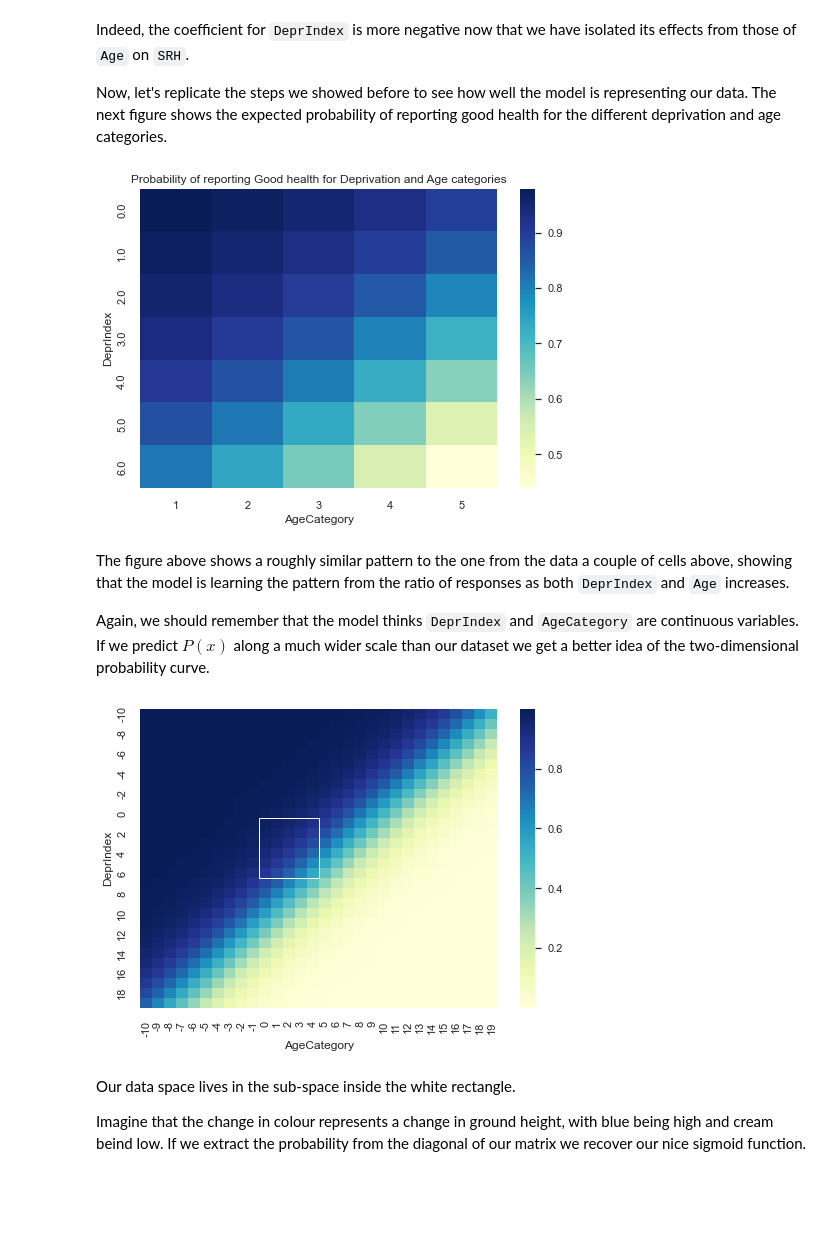
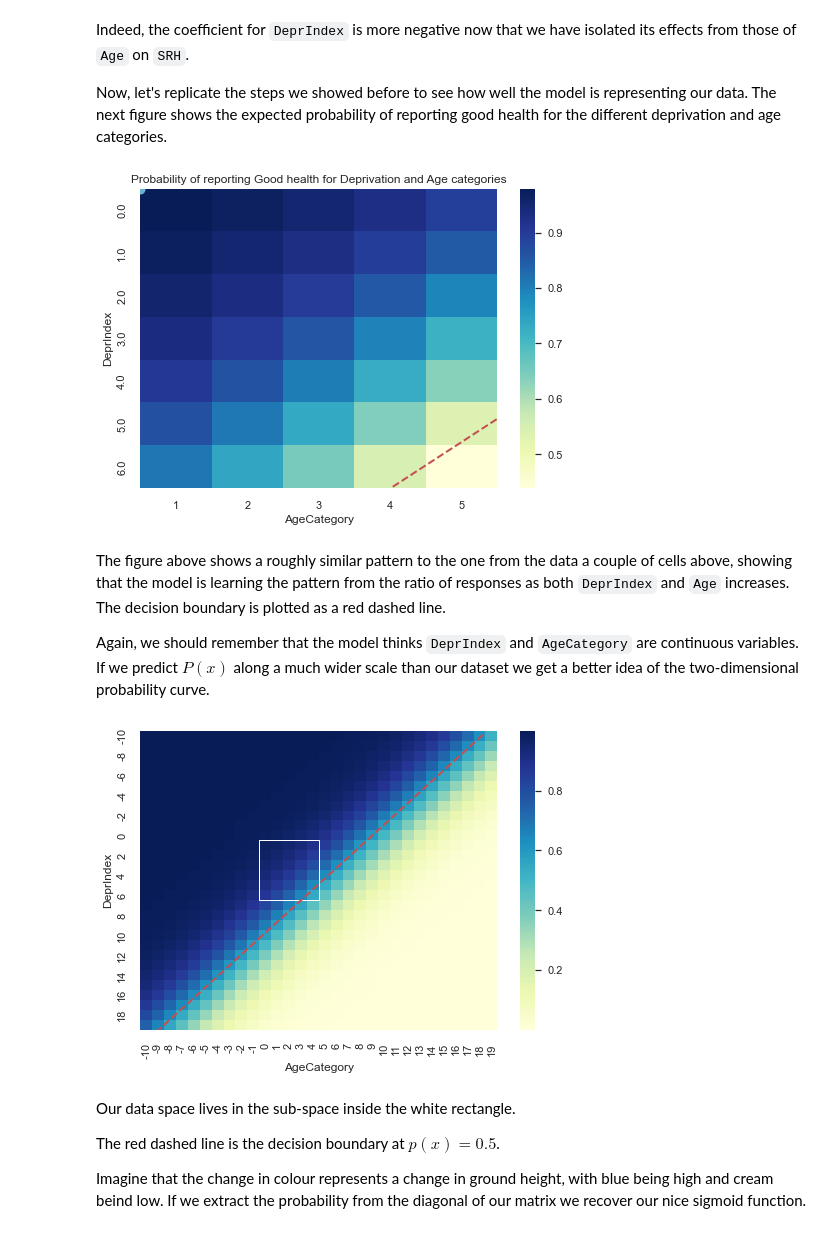
Before and after one commit to alan-turing-institute/rds-course, a Jupyter notebook: coursebook/modules/m4/4.3_Building_simple_model.ipynb, the cells around one changed output. Cells and saved outputs as stored; diff of their text form; code cells hidden in the pictures; blank space fills up the shorter version.

Commit message:
add decision boundary to heatmaps

```diff
--- a/coursebook/modules/m4/4.3_Building_simple_model.ipynb
+++ b/coursebook/modules/m4/4.3_Building_simple_model.ipynb
@@ -411,43 +412,62 @@ dfm2['px'] = px
 dfm2= pd.pivot_table(dfm2, index=['DeprIndex'], values='px', columns=['AgeCategory'], aggfunc = lambda x: np.mean(x))
 sns.heatmap(dfm2, cmap="YlGnBu")
 ax.set_title('Probability of reporting Good health for Deprivation and Age categories')
+
+# Decision boundary
+# Tips here: https://scipython.com/blog/plotting-the-decision-boundary-of-a-logistic-regression-model/
+ages = np.array([1, 5])
+intc, b_age, b_depr = result2.params
+c = -intc/b_depr
+m = -b_age/b_depr
+depr_boundary = m*ages + c
+plt.gca().plot(ages, depr_boundary, 'r--', lw=2)
+
 plt.show()
 # %% [output]
-[figure, old version]
+[figure, new version]
 # %% [markdown]
-The figure above shows a roughly similar pattern to the one from the data a couple of cells above, showing that the model is learning the pattern from the ratio of responses as both  `DeprIndex` and `Age` increases.
+The figure above shows a roughly similar pattern to the one from the data a couple of cells above, showing that the model is learning the pattern from the ratio of responses as both  `DeprIndex` and `Age` increases. The decision boundary is plotted as a red dashed line.
 
 Again, we should remember that the model thinks `DeprIndex` and `AgeCategory` are continuous variables. If we predict  $𝑃(𝑥)$  along a much wider scale than our dataset we get a better idea of the two-dimensional probability curve.
 # %%
 from matplotlib.patches import Rectangle
 
 ages = np.arange(-10,20)
 depr = np.arange(-10,20)
 
 X=np.array(np.meshgrid(ages,depr)).reshape(2,-1).T
 X_Age_Dep = sm.add_constant(X) #add constant for intercept
 
 px=result2.predict(X_Age_Dep)
 
 temp_df = pd.DataFrame(X, columns=['AgeCategory','DeprIndex'])
 temp_df['px'] = px
 
 
 dfsyn= pd.pivot_table(temp_df, index=['DeprIndex'], values='px', columns=['AgeCategory'], aggfunc = lambda x: np.mean(x))
 #print(dfsyn)
 
-
+# rectangle for original data
 sns.heatmap(dfsyn, cmap="YlGnBu")
 plt.gca().add_patch(plt.Rectangle((10,11),5,6, fill=False, edgecolor="white"))
-# TODO - Rectangle.
-# TODO - Decision boundary.
+
+# Decision boundary
+# Tips here: https://scipython.com/blog/plotting-the-decision-boundary-of-a-logistic-regression-model/
+intc, b_age, b_depr = result2.params
+c = -intc/b_depr
+m = -b_age/b_depr
+depr_boundary = m*ages + c
+# not sure why but heatmap coordinate system starts with 0,0, adjust so (0,0) on our scale is (10,10)
+plt.gca().plot(ages+10, depr_boundary+10, 'r--', lw=2)
 
 plt.show()
 # %% [output]
-[figure, old version]
+[figure, new version]
 # %% [markdown]
 Our data space lives in the sub-space inside the white rectangle.
 
+The red dashed line is the decision boundary at $p(x)=0.5$.
+
 Imagine that the change in colour represents a change in ground height, with blue being high and cream beind low. If we extract the probability from the diagonal of our matrix we recover our nice sigmoid function.
 # %%
 x = np.array(dfsyn).diagonal()
```
Also changed, not shown: parts of 5 cells of this notebook.
